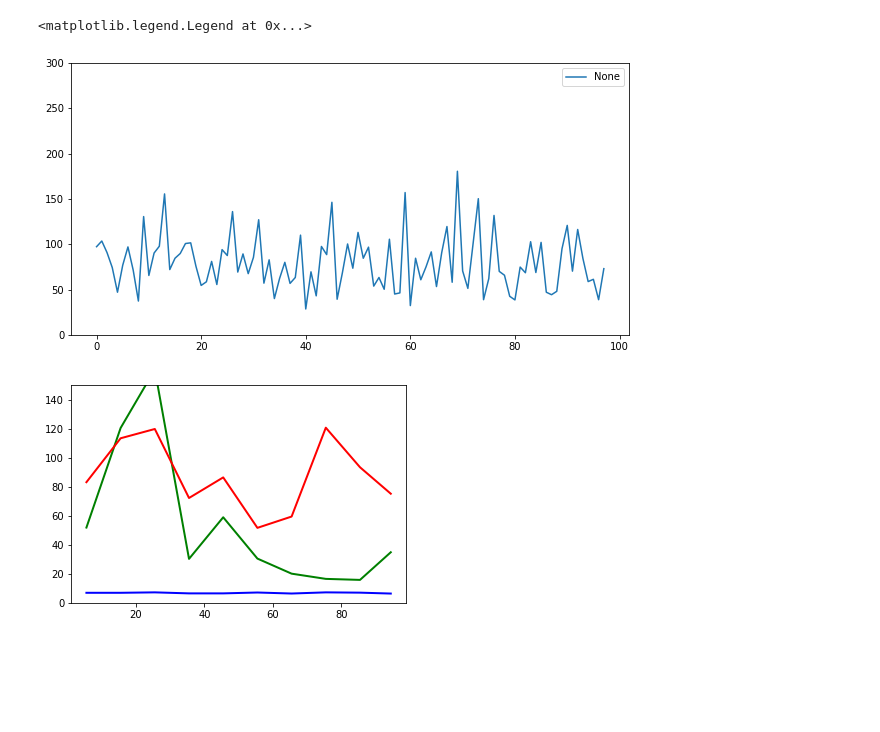
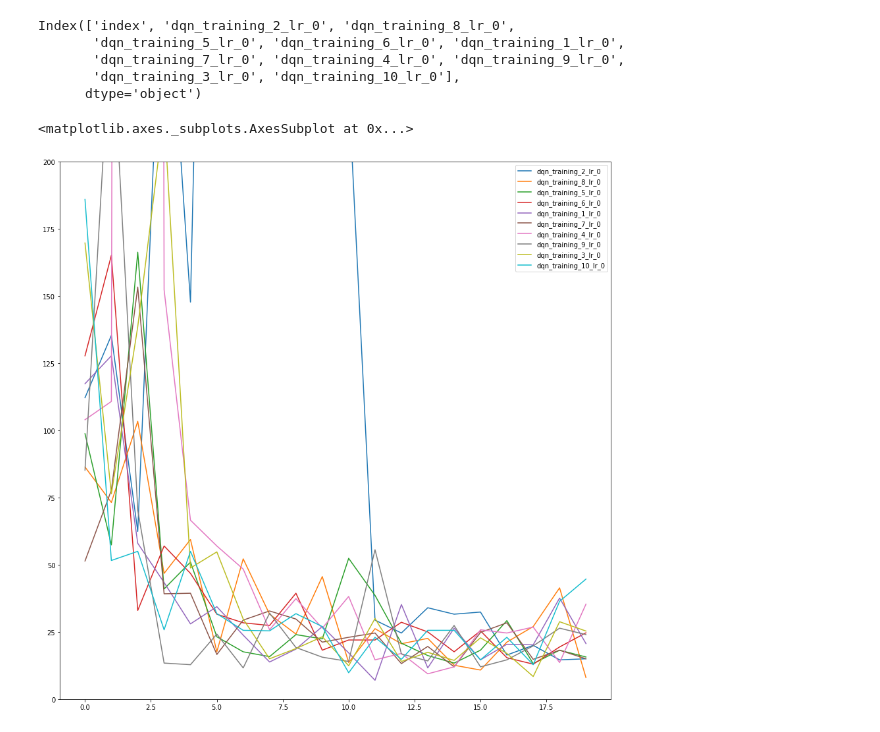
Before and after one commit to Ethical-Intelligence-Lab/probabilisticSelf, a Jupyter notebook: plotting/plotter.ipynb, the cells around one changed output. Drawn from its saved outputs; the diff is of its cells as text; code cells hidden in the pictures; blank space fills up the shorter version.

```diff
--- a/plotting/plotter.ipynb
+++ b/plotting/plotter.ipynb
@@ -125,15 +168,0 @@ plt.figure(); df_dqn_lr00025_m.plot(figsize=(10, 5), ylim=(0,300)); plt.legend(l
-# %%
-plt.figure(); df_r_mean.plot(figsize=(10, 5), ylim=(0,300)); plt.legend(loc='best')
-# %% [output]
-<matplotlib.legend.Legend at 0x...>
-[figure, removed]
-# %%
-plt.ylim(0,150)
-plt.plot('x', 'dqn', data=df, marker='', color='green', linewidth=2)
-plt.plot('x', 'rand', data=df, marker='', color='red', linewidth=2)
-#plt.plot('x', 'human', data=df, marker='', color='blue', linewidth=2)
-plt.plot('x', 'self', data=df, marker='', color='blue', linewidth=2)
-
-plt.show()
-# %% [output]
-[figure, removed]
@@ -139,0 +177,15 @@ plt.show()
+# %%
+individual_dqns.columns
+# %% [output]
+Index(['index', 'dqn_training_2_lr_0', 'dqn_training_8_lr_0',
+       'dqn_training_5_lr_0', 'dqn_training_6_lr_0', 'dqn_training_1_lr_0',
+       'dqn_training_7_lr_0', 'dqn_training_4_lr_0', 'dqn_training_9_lr_0',
+       'dqn_training_3_lr_0', 'dqn_training_10_lr_0'],
+      dtype='object')
+# %%
+individual_dqns = df_dqn_lr00025_y99.groupby(df_dqn_lr00025_y99.index // 5).mean().reset_index()
+individual_dqns = individual_dqns.drop(['index'], axis=1)
+individual_dqns.plot(ylim=[0,200], figsize=[15,15])
+# %% [output]
+<matplotlib.axes._subplots.AxesSubplot at 0x...>
+[figure, added]
```
Also changed, not shown: parts of 12 cells of this notebook, 25 other files.
